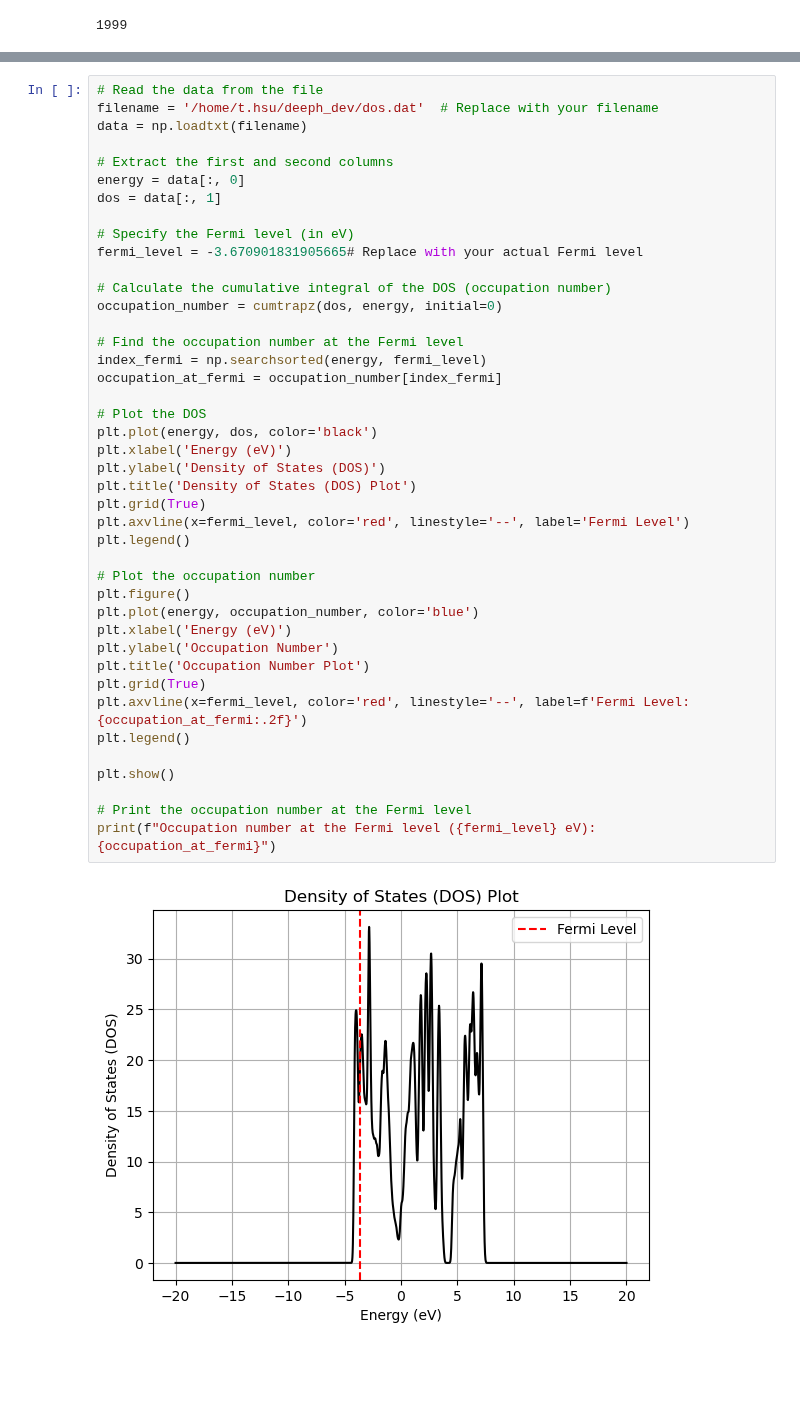
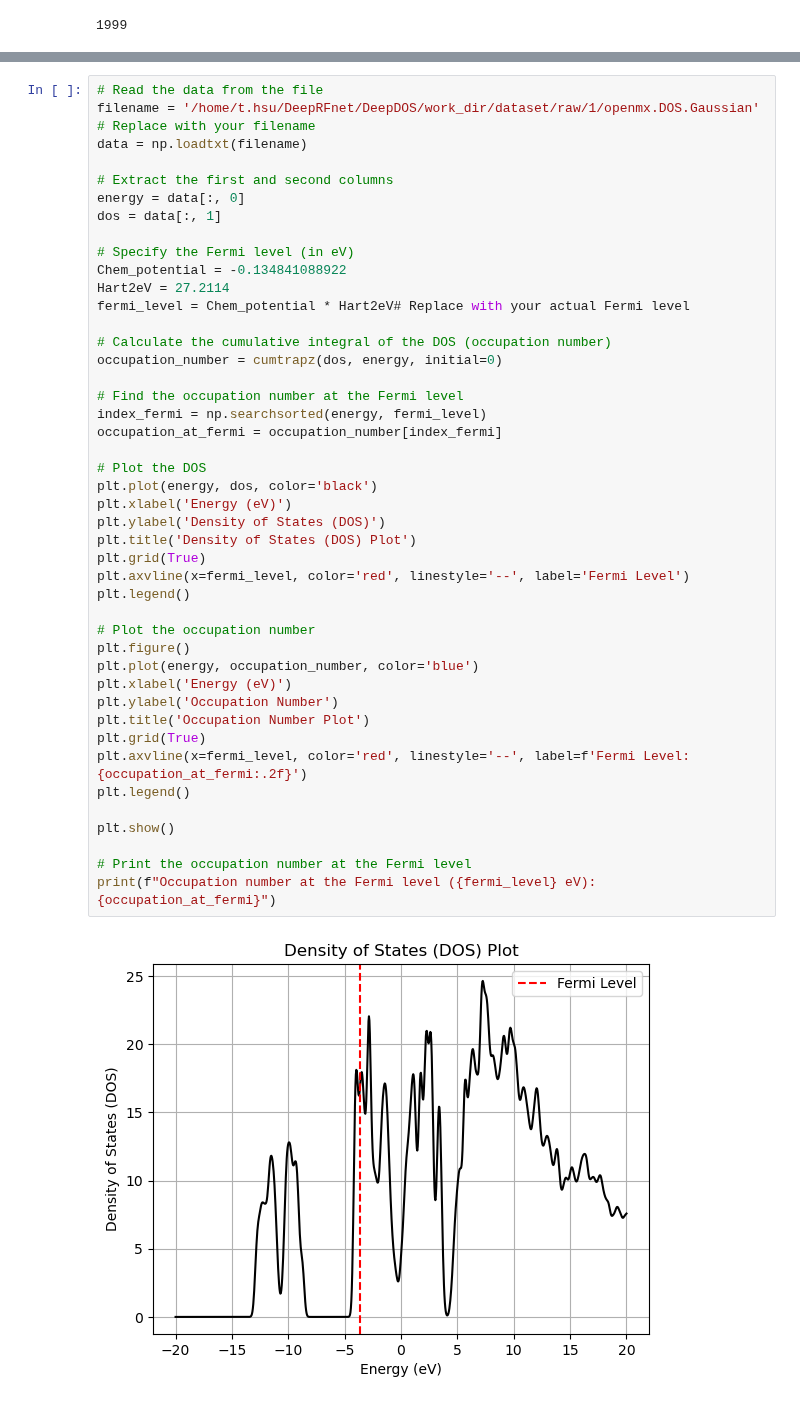
Before and after one commit to AngusHsuPhys/deeph_dev, a Jupyter notebook: DOS_plot.ipynb, the cells around one changed output, grey strips where cells are left out. Drawn from its saved outputs; the diff is of its cells as text; blank space fills up the shorter version.

```diff
--- a/DOS_plot.ipynb
+++ b/DOS_plot.ipynb
@@ -55,6 +103,6 @@ print(len(energy))
 # %%
 # Read the data from the file
-filename = '/home/t.hsu/deeph_dev/dos.dat'  # Replace with your filename
+filename = '/home/t.hsu/DeepRFnet/DeepDOS/work_dir/dataset/raw/1/openmx.DOS.Gaussian'  # Replace with your filename
 data = np.loadtxt(filename)
 
 # Extract the first and second columns
@@ -62,37 +110,39 @@ energy = data[:, 0]
 dos = data[:, 1]
 
 # Specify the Fermi level (in eV)
-fermi_level = -3.670901831905665# Replace with your actual Fermi level
+Chem_potential = -0.134841088922
+Hart2eV = 27.2114
+fermi_level = Chem_potential * Hart2eV# Replace with your actual Fermi level
 
 # Calculate the cumulative integral of the DOS (occupation number)
 occupation_number = cumtrapz(dos, energy, initial=0)
 
 # Find the occupation number at the Fermi level
 index_fermi = np.searchsorted(energy, fermi_level)
 occupation_at_fermi = occupation_number[index_fermi]
 
 # Plot the DOS
 plt.plot(energy, dos, color='black')
 plt.xlabel('Energy (eV)')
 plt.ylabel('Density of States (DOS)')
 plt.title('Density of States (DOS) Plot')
 plt.grid(True)
 plt.axvline(x=fermi_level, color='red', linestyle='--', label='Fermi Level')
 plt.legend()
 
 # Plot the occupation number
 plt.figure()
 plt.plot(energy, occupation_number, color='blue')
 plt.xlabel('Energy (eV)')
 plt.ylabel('Occupation Number')
 plt.title('Occupation Number Plot')
 plt.grid(True)
 plt.axvline(x=fermi_level, color='red', linestyle='--', label=f'Fermi Level: {occupation_at_fermi:.2f}')
 plt.legend()
 
 plt.show()
 
 # Print the occupation number at the Fermi level
 print(f"Occupation number at the Fermi level ({fermi_level} eV): {occupation_at_fermi}")
 # %% [output]
-[figure, old version]
+[figure, new version]
```
Also changed, not shown: parts of 5 cells of this notebook, 3 other files.
